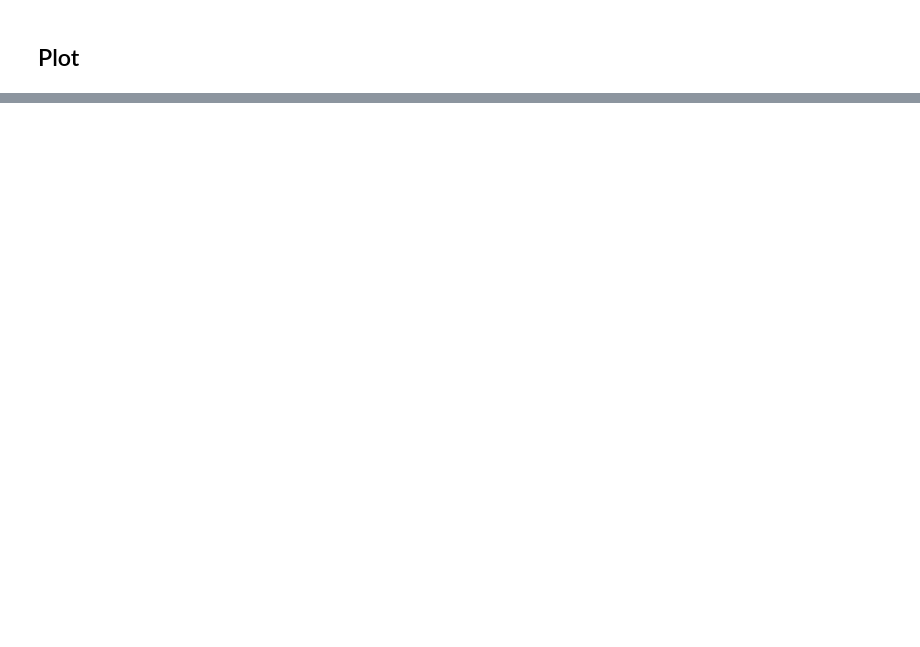
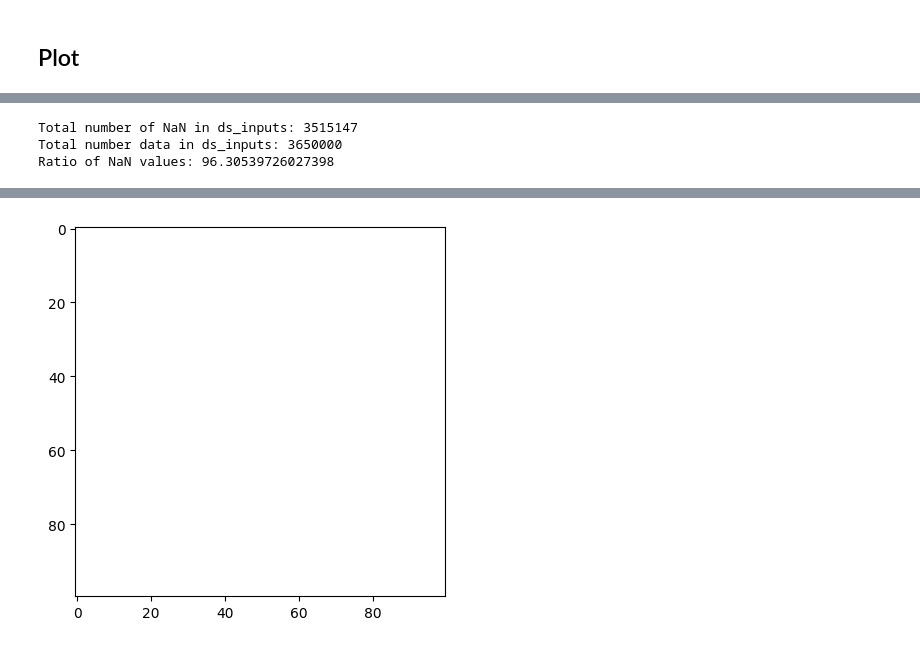
Before and after one commit to sebastien-tetaud/ssh_mapping, a Jupyter notebook: notebook.ipynb, the cells around one changed output, grey strips where cells are left out. Cells and saved outputs as stored; diff of their text form; code cells hidden in the pictures; blank space fills up the shorter version.

```diff
--- a/notebook.ipynb
+++ b/notebook.ipynb
@@ -221,0 +210,24 @@ for _ in range(10):
+# %%
+total_nan = ds_inputs["ssh"].isnull().sum()
+ratio = total_nan.values * 100 / ds_inputs["ssh"].size
+print(f'Total number of NaN in ds_inputs: {total_nan.values}')
+print(f'Total number data in ds_inputs: {ds_inputs["ssh"].size}')
+print(f'Ratio of NaN values: {ratio}')
+# %% [output]
+Total number of NaN in ds_inputs: 3515147
+Total number data in ds_inputs: 3650000
+Ratio of NaN values: 96.30539726027398
+# %%
+nan_values = []
+array_size = ds_inputs["ssh"].shape[1] * ds_inputs["ssh"].shape[2]
+for index in range(ds_inputs["ssh"].shape[0]):
+
+    if ds_inputs["ssh"][index].isnull().sum().values == array_size:
+        nan_values.append(index)
+        print(index)
+        print(ds_inputs["ssh"].time[index].values)
+        plt.imshow(ds_inputs["ssh"][index])
+
+    else:
+        nan_values.append(0)
+# %% [output]
@@ -221,0 +236 @@ for _ in range(10):
+[figure, added]
```
Also changed, not shown: parts of 11 cells of this notebook, 4 other files.
